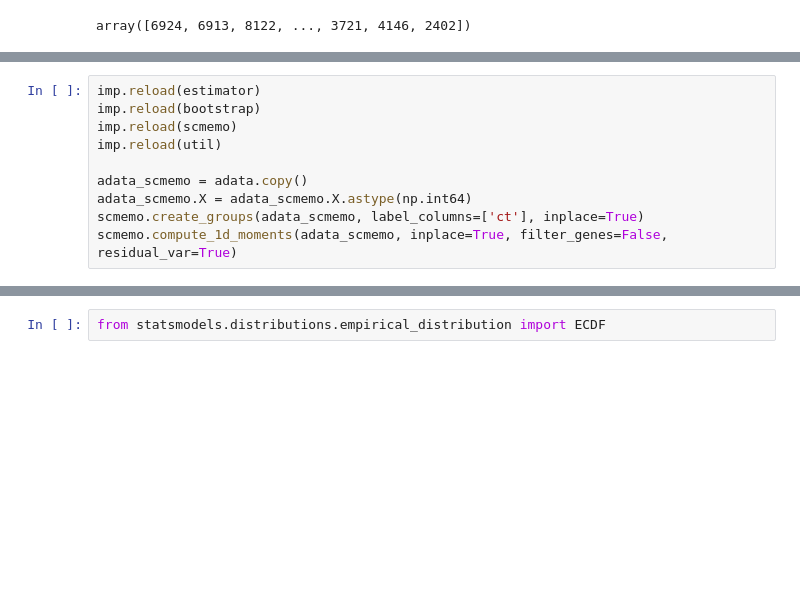
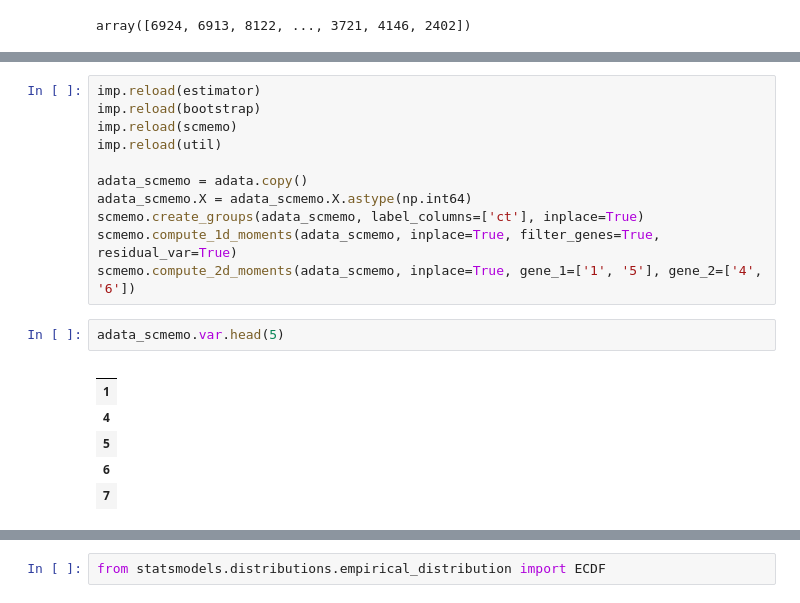
Before and after one commit to yelabucsf/scrna-parameter-estimation, a Jupyter notebook: analysis/simulation/bootstrap_validation.ipynb, the cells around one changed output, grey strips where cells are left out. Drawn from its saved outputs; the diff is of its cells as text; blank space fills up the shorter version.

```diff
--- a/analysis/simulation/bootstrap_validation.ipynb
+++ b/analysis/simulation/bootstrap_validation.ipynb
@@ -87,7 +96,17 @@ imp.reload(util)
 adata_scmemo = adata.copy()
 adata_scmemo.X = adata_scmemo.X.astype(np.int64)
 scmemo.create_groups(adata_scmemo, label_columns=['ct'], inplace=True)
-scmemo.compute_1d_moments(adata_scmemo, inplace=True, filter_genes=False, residual_var=True)
+scmemo.compute_1d_moments(adata_scmemo, inplace=True, filter_genes=True, residual_var=True)
+scmemo.compute_2d_moments(adata_scmemo, inplace=True, gene_1=['1', '5'], gene_2=['4', '6'])
+# %%
+adata_scmemo.var.head(5)
+# %% [output]
+|  |
+| 1 |
+| 4 |
+| 5 |
+| 6 |
+| 7 |
 # %%
 adata_scmemo.uns['scmemo']['1d_moments']['sg^PBMC'][1]
 # %% [output]
```
Also changed, not shown: parts of 18 cells of this notebook, 1 other file.
